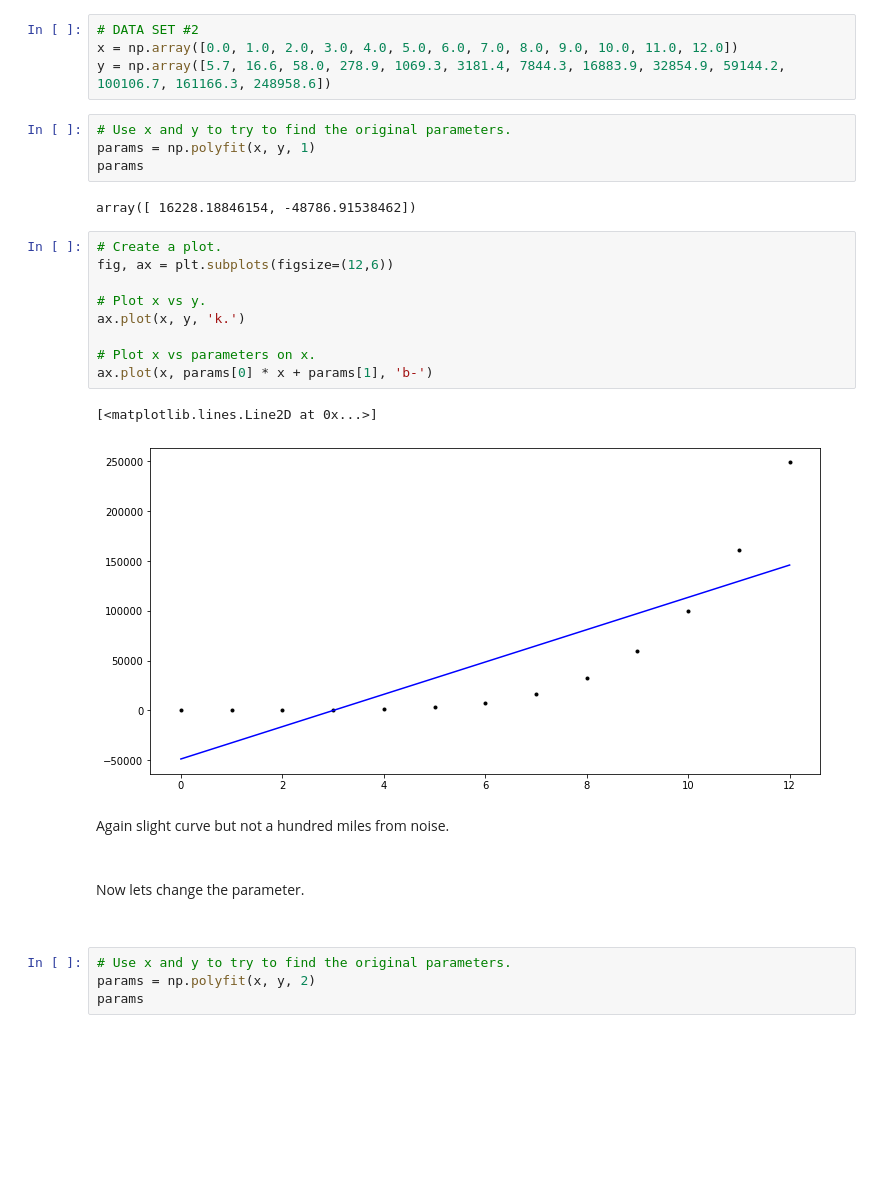
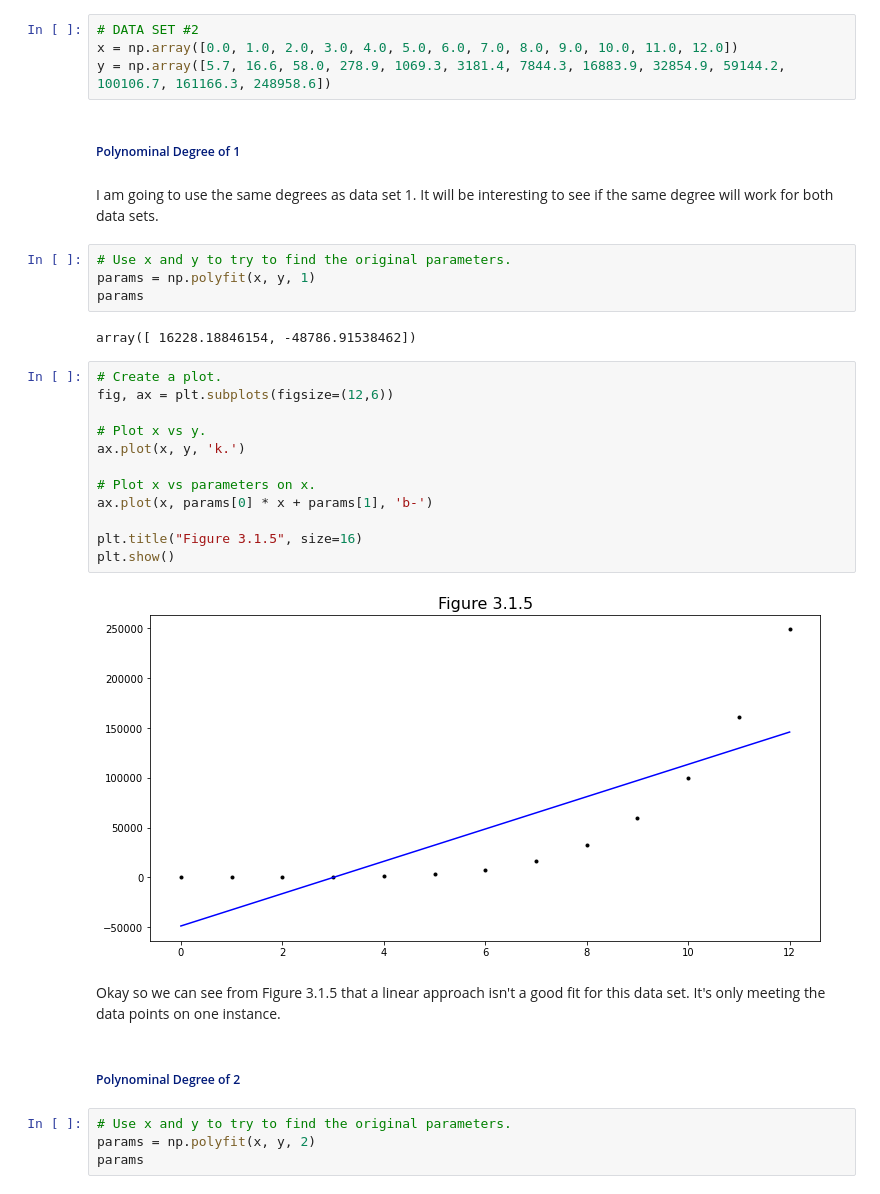
Before and after one commit to SarahMcN25/machine_stastics_assessment, a Jupyter notebook: practicals/03-parameters-exercises.ipynb, the cells around one changed output. Saved outputs shown, nothing was run; the diff lists cells and outputs as text; blank space fills up the shorter version.

Commit message:
exercise 03.1 data set 2 completed with explainations

```diff
--- a/practicals/03-parameters-exercises.ipynb
+++ b/practicals/03-parameters-exercises.ipynb
@@ -188,6 +178,10 @@ This article suggests that a higher degree is undesirable as an exact match migh
 # DATA SET #2
 x = np.array([0.0, 1.0, 2.0, 3.0, 4.0, 5.0, 6.0, 7.0, 8.0, 9.0, 10.0, 11.0, 12.0])
 y = np.array([5.7, 16.6, 58.0, 278.9, 1069.3, 3181.4, 7844.3, 16883.9, 32854.9, 59144.2, 100106.7, 161166.3, 248958.6])
+# %% [markdown]
+<h5 style="color: #001a79;">Polynominal Degree of 1</h5>
+# %% [markdown]
+I am going to use the same degrees as data set 1. It will be interesting to see if the same degree will work for both data sets.
 # %%
 # Use x and y to try to find the original parameters.
 params = np.polyfit(x, y, 1)
@@ -197,23 +191,21 @@ array([ 16228.18846154, -48786.91538462])
 # %%
 # Create a plot.
 fig, ax = plt.subplots(figsize=(12,6))
 
 # Plot x vs y.
 ax.plot(x, y, 'k.')
 
 # Plot x vs parameters on x.
 ax.plot(x, params[0] * x + params[1], 'b-')
+
+plt.title("Figure 3.1.5", size=16)
+plt.show()
 # %% [output]
-[<matplotlib.lines.Line2D at 0x...>]
-[figure, old version]
+[figure, new version]
 # %% [markdown]
-Again slight curve but not a hundred miles from noise.
+Okay so we can see from Figure 3.1.5 that a linear approach isn't a good fit for this data set. It's only meeting the data points on one instance.
 # %% [markdown]
-<br>
-
-Now lets change the parameter.
-
-<br>
+<h5 style="color: #001a79;">Polynominal Degree of 2</h5>
 # %%
 # Use x and y to try to find the original parameters.
 params = np.polyfit(x, y, 2)
```
Also changed, not shown: parts of 18 cells of this notebook.
